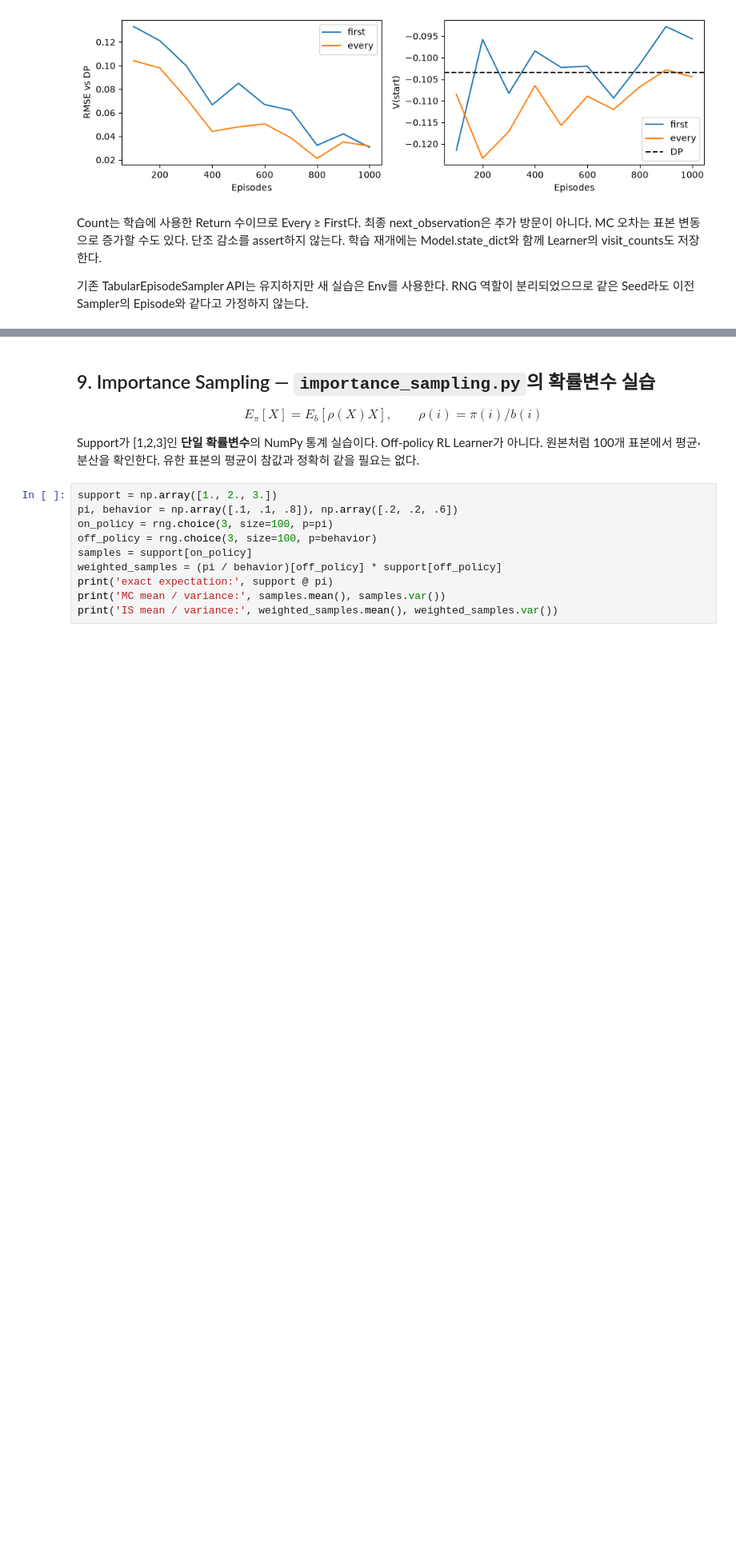
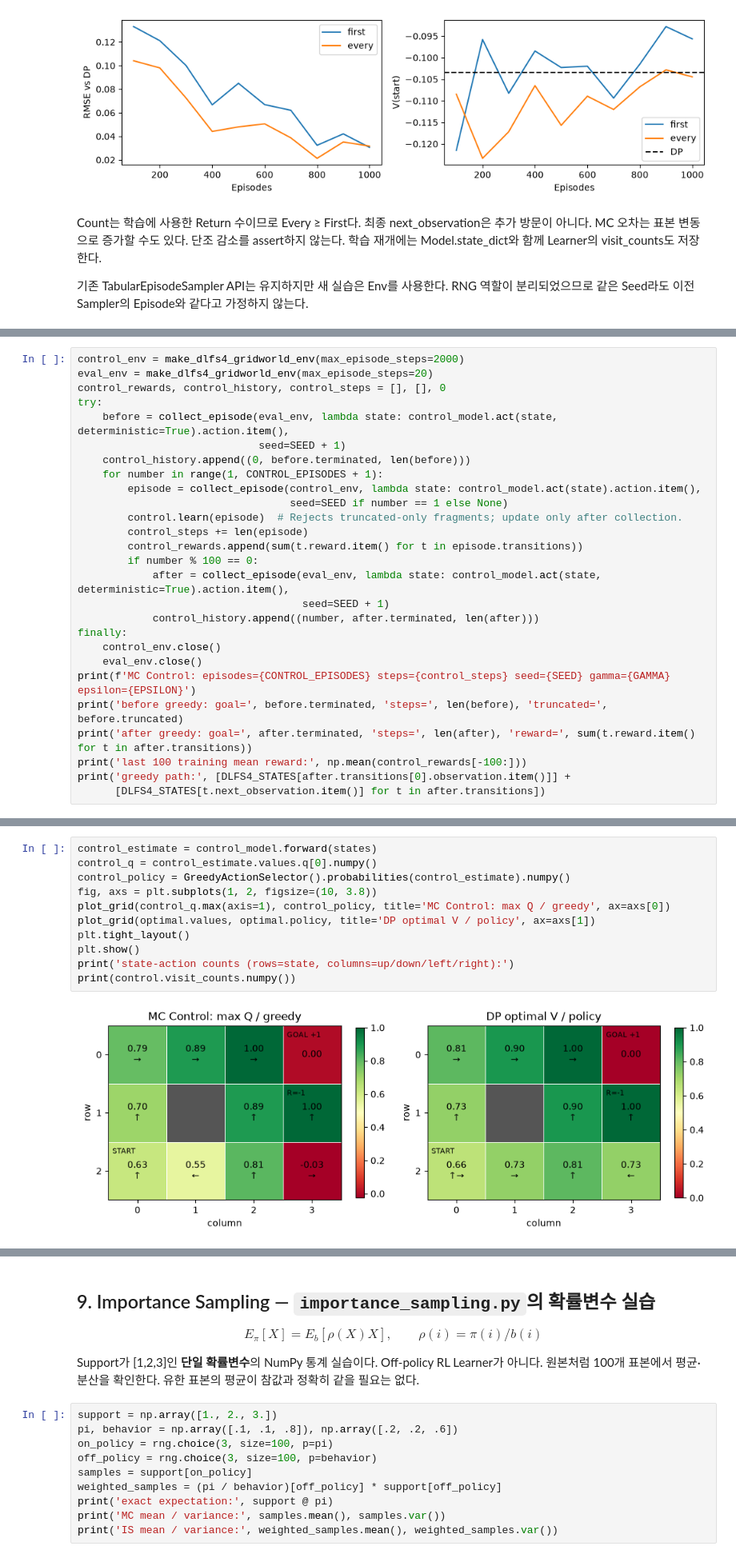
Before and after one commit to HeoJinuk/ModularRL, a Jupyter notebook: notebooks/dlfs4/05_mc_modularrl.ipynb, the cells around one changed output, grey strips where cells are left out. Shown at 80% size. Saved outputs shown, nothing was run; the diff lists cells and outputs as text; blank space fills up the shorter version.

Commit message:
feat(mc): add on-policy Monte Carlo control

```diff
--- a/notebooks/dlfs4/05_mc_modularrl.ipynb
+++ b/notebooks/dlfs4/05_mc_modularrl.ipynb
@@ -167,0 +195,27 @@ Q와 탐색 정책을 함께 갱신한다. 현재 MC API는 고정 정책의 **V
+# %%
+control_env = make_dlfs4_gridworld_env(max_episode_steps=2000)
+eval_env = make_dlfs4_gridworld_env(max_episode_steps=20)
+control_rewards, control_history, control_steps = [], [], 0
+try:
+    before = collect_episode(eval_env, lambda state: control_model.act(state, deterministic=True).action.item(),
+                             seed=SEED + 1)
+    control_history.append((0, before.terminated, len(before)))
+    for number in range(1, CONTROL_EPISODES + 1):
+        episode = collect_episode(control_env, lambda state: control_model.act(state).action.item(),
+                                  seed=SEED if number == 1 else None)
+        control.learn(episode)  # Rejects truncated-only fragments; update only after collection.
+        control_steps += len(episode)
+        control_rewards.append(sum(t.reward.item() for t in episode.transitions))
+        if number % 100 == 0:
+            after = collect_episode(eval_env, lambda state: control_model.act(state, deterministic=True).action.item(),
+                                    seed=SEED + 1)
+            control_history.append((number, after.terminated, len(after)))
+finally:
+    control_env.close()
+    eval_env.close()
+print(f'MC Control: episodes={CONTROL_EPISODES} steps={control_steps} seed={SEED} gamma={GAMMA} epsilon={EPSILON}')
+print('before greedy: goal=', before.terminated, 'steps=', len(before), 'truncated=', before.truncated)
+print('after greedy: goal=', after.terminated, 'steps=', len(after), 'reward=', sum(t.reward.item() for t in after.transitions))
+print('last 100 training mean reward:', np.mean(control_rewards[-100:]))
+print('greedy path:', [DLFS4_STATES[after.transitions[0].observation.item()]] +
+      [DLFS4_STATES[t.next_observation.item()] for t in after.transitions])
@@ -167,0 +236,13 @@ Q와 탐색 정책을 함께 갱신한다. 현재 MC API는 고정 정책의 **V
+# %%
+control_estimate = control_model.forward(states)
+control_q = control_estimate.values.q[0].numpy()
+control_policy = GreedyActionSelector().probabilities(control_estimate).numpy()
+fig, axs = plt.subplots(1, 2, figsize=(10, 3.8))
+plot_grid(control_q.max(axis=1), control_policy, title='MC Control: max Q / greedy', ax=axs[0])
+plot_grid(optimal.values, optimal.policy, title='DP optimal V / policy', ax=axs[1])
+plt.tight_layout()
+plt.show()
+print('state-action counts (rows=state, columns=up/down/left/right):')
+print(control.visit_counts.numpy())
+# %% [output]
+[figure, added]
```
Also changed, not shown: parts of 12 cells of this notebook, 9 other files.
